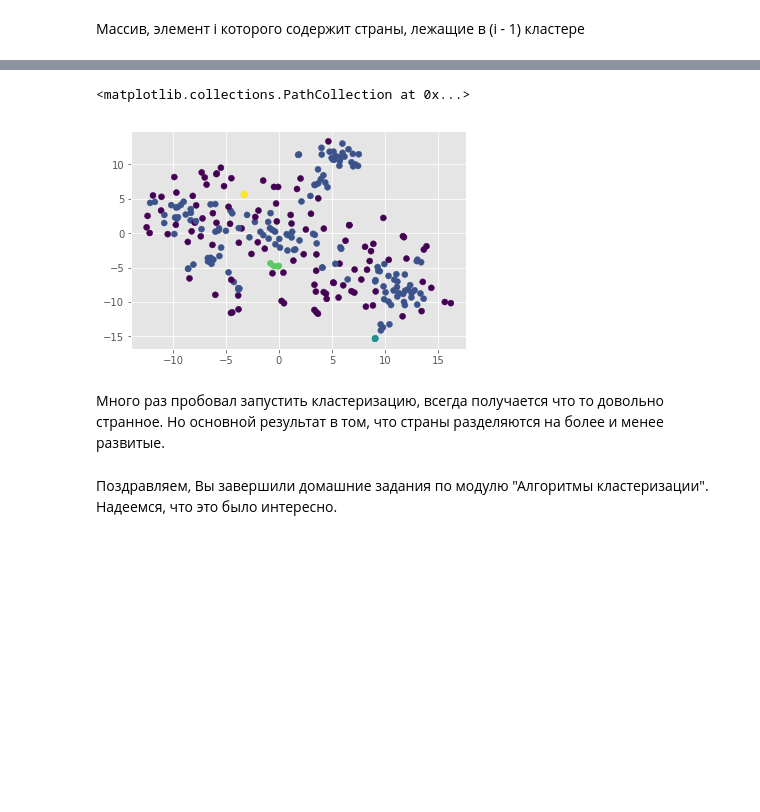
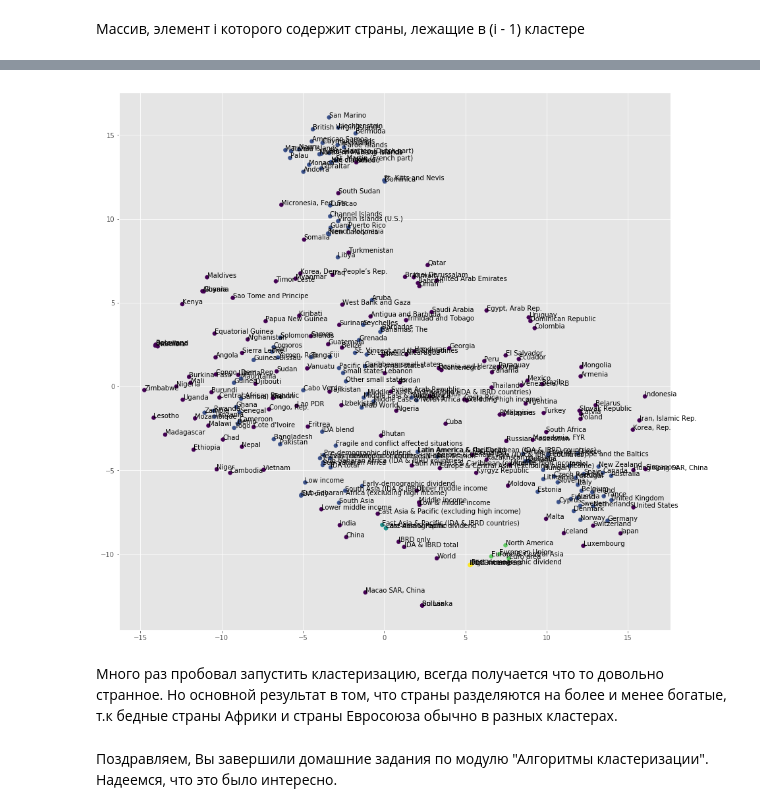
Before and after one commit to 5991nike/Sphere_DM, a Jupyter notebook: Serov_hw2.ipynb, the cells around one changed output, grey strips where cells are left out. Saved outputs shown, nothing was run; the diff lists cells and outputs as text; code cells hidden in the pictures; blank space fills up the shorter version.

```diff
--- a/Serov_hw2.ipynb
+++ b/Serov_hw2.ipynb
@@ -428,5 +402,0 @@ x_mean = x_countries.mean(axis = 0)
-# %%
-x_del = list()
-for i in xrange(x_countries.shape[1]):
-    if x_mean[i] == 0:
-        x_del.append(i)
@@ -436,0 +403,15 @@ x_countries = (x_countries - x_countries.mean(axis = 0)) / x_countries.std(axis
+# %%
+data_1 = df.iloc [:, [2, 53]]
+data_1 = data_1.rename_axis(df.iloc[:, 0])
+
+countries = data_1.index.unique()
+data = list()
+
+for c in countries:
+    data_country = data_1.loc [c]
+    data.append(pd.Series(data_country.iloc[:, 1].values, index=data_country.iloc[:, 0].values, name=c))
+
+data = pd.DataFrame(data)
+
+data = data.fillna(0)
+data
@@ -437,5 +437,9 @@ x_countries = (x_countries - x_countries.mean(axis = 0)) / x_countries.std(axis
+# %%
+from sklearn.preprocessing import StandardScaler
+
+x_countries = StandardScaler().fit_transform(data)
 # %%
-model_countries = Clustering(eps = 30, min_pts = 2).fit_predict(x_countries)
+model_countries = Clustering(eps = 25, min_pts = 3).fit_predict(x_countries)
 # %%
 model_countries
 # %% [output]
@@ -496,13 +500,18 @@ countries_clustered
 # %%
 countries_tsne = sm.TSNE(n_components = 2).fit_transform(x_countries)
-# %%
-pl.scatter(countries_tsne[:,0], countries_tsne[:,1], c = model_countries)
-# %% [output]
-<matplotlib.collections.PathCollection at 0x...>
-[figure, removed]
+# %%
+pl.figure(figsize=(15, 15))
+plt.scatter(countries_tsne[:, 0], countries_tsne[:, 1], c=model_countries)
+
+for i in xrange(0, countries.shape [0]):
+    plt.annotate(str(countries[i]).decode('utf-8'), (countries_tsne[i, 0], countries_tsne[i, 1]))
+
+plt.show()
+# %% [output]
+[figure, added]
 # %%
 ## Задание 4
 # %% [markdown]
-Много раз пробовал запустить кластеризацию, всегда получается что то довольно странное. Но основной результат в том, что страны разделяются на более и менее развитые.
+Много раз пробовал запустить кластеризацию, всегда получается что то довольно странное. Но основной результат в том, что страны разделяются на более и менее богатые, т.к бедные страны Африки и страны Евросоюза обычно в разных кластерах.
 # %% [markdown]
 Поздравляем, Вы завершили домашние задания по модулю "Алгоритмы кластеризации". Надеемся, что это было интересно.
```
Also changed, not shown: parts of 16 cells of this notebook.
